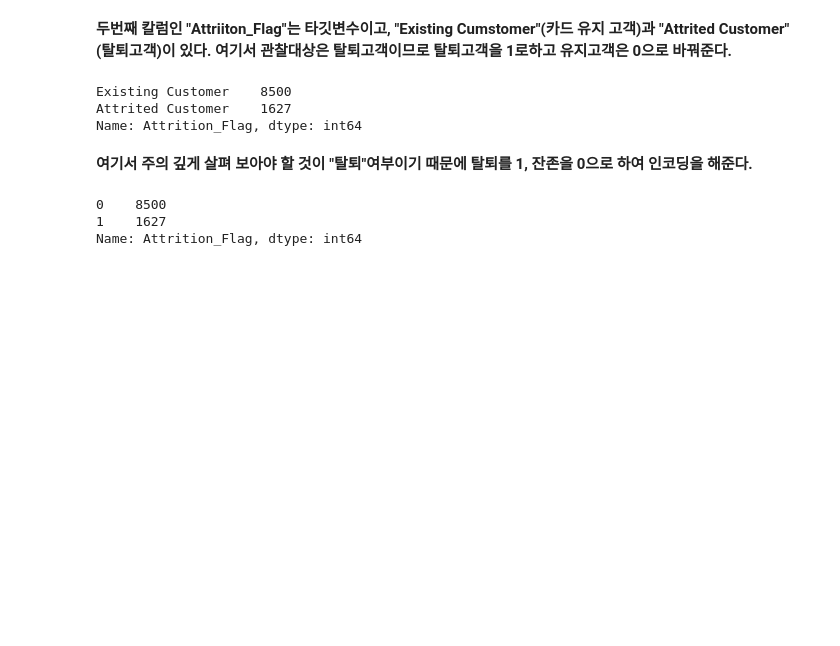
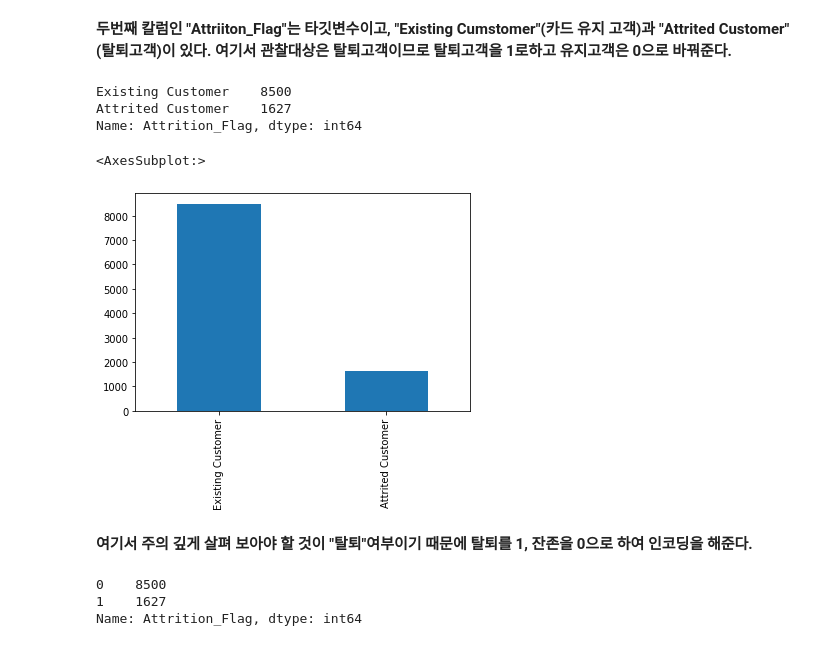
Before and after one commit to Ahn-seongjun/DS_team2, a Jupyter notebook: ASJ/PredictChurner(취합).ipynb, the cells around one changed output. Saved outputs shown, nothing was run; the diff lists cells and outputs as text; code cells hidden in the pictures; blank space fills up the shorter version.

```diff
--- a/ASJ/PredictChurner(취합).ipynb
+++ b/ASJ/PredictChurner(취합).ipynb
@@ -138,6 +138,11 @@ df["Attrition_Flag"].value_counts()
 Existing Customer    8500
 Attrited Customer    1627
 Name: Attrition_Flag, dtype: int64
+# %%
+df["Attrition_Flag"].value_counts().plot(kind = 'bar')
+# %% [output]
+<AxesSubplot:>
+[figure, added]
 # %%
 df["Attrition_Flag"].replace({"Existing Customer":0,
                             "Attrited Customer":1,
```
Also changed, not shown: parts of 5 cells of this notebook.
